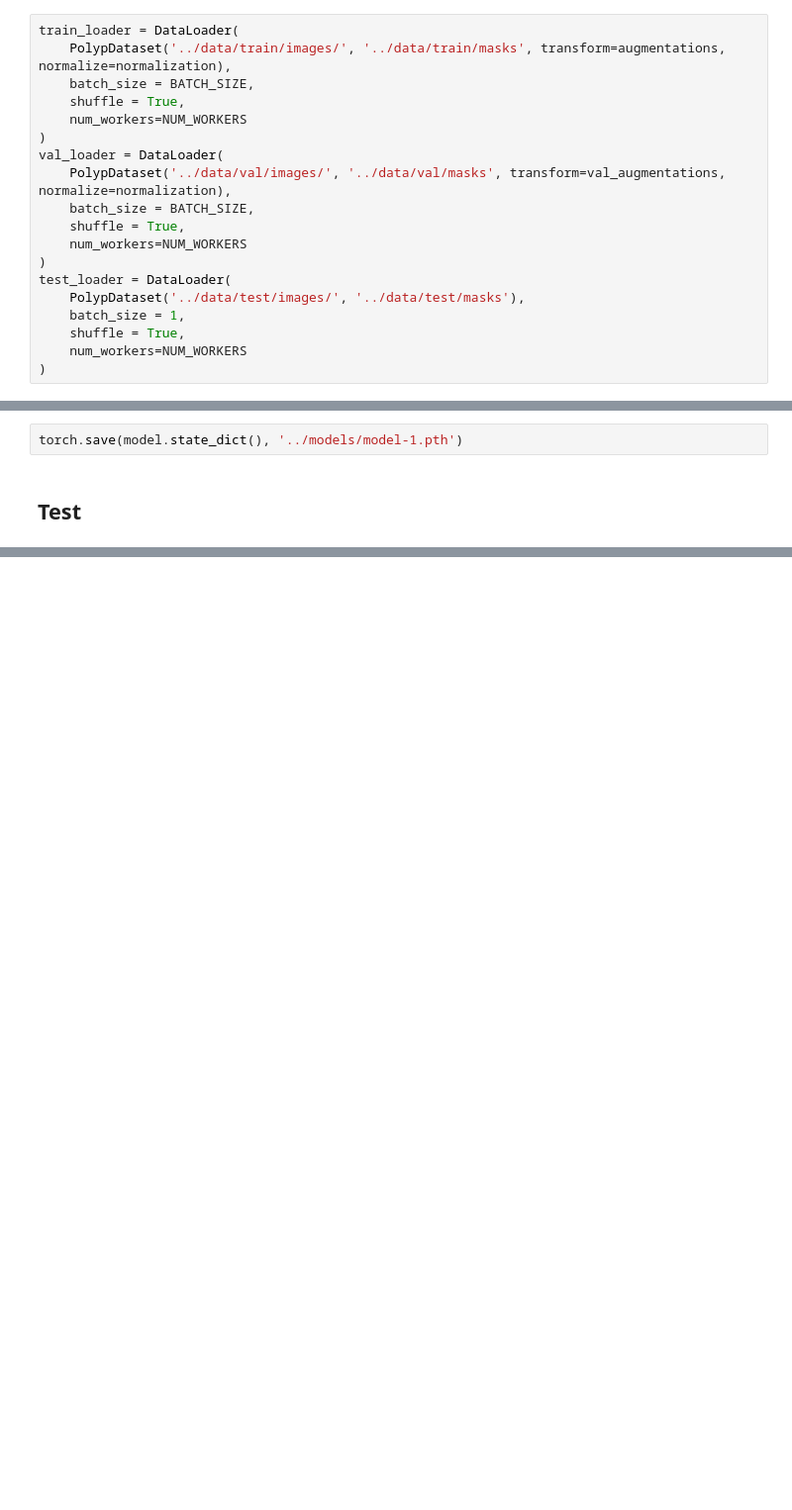
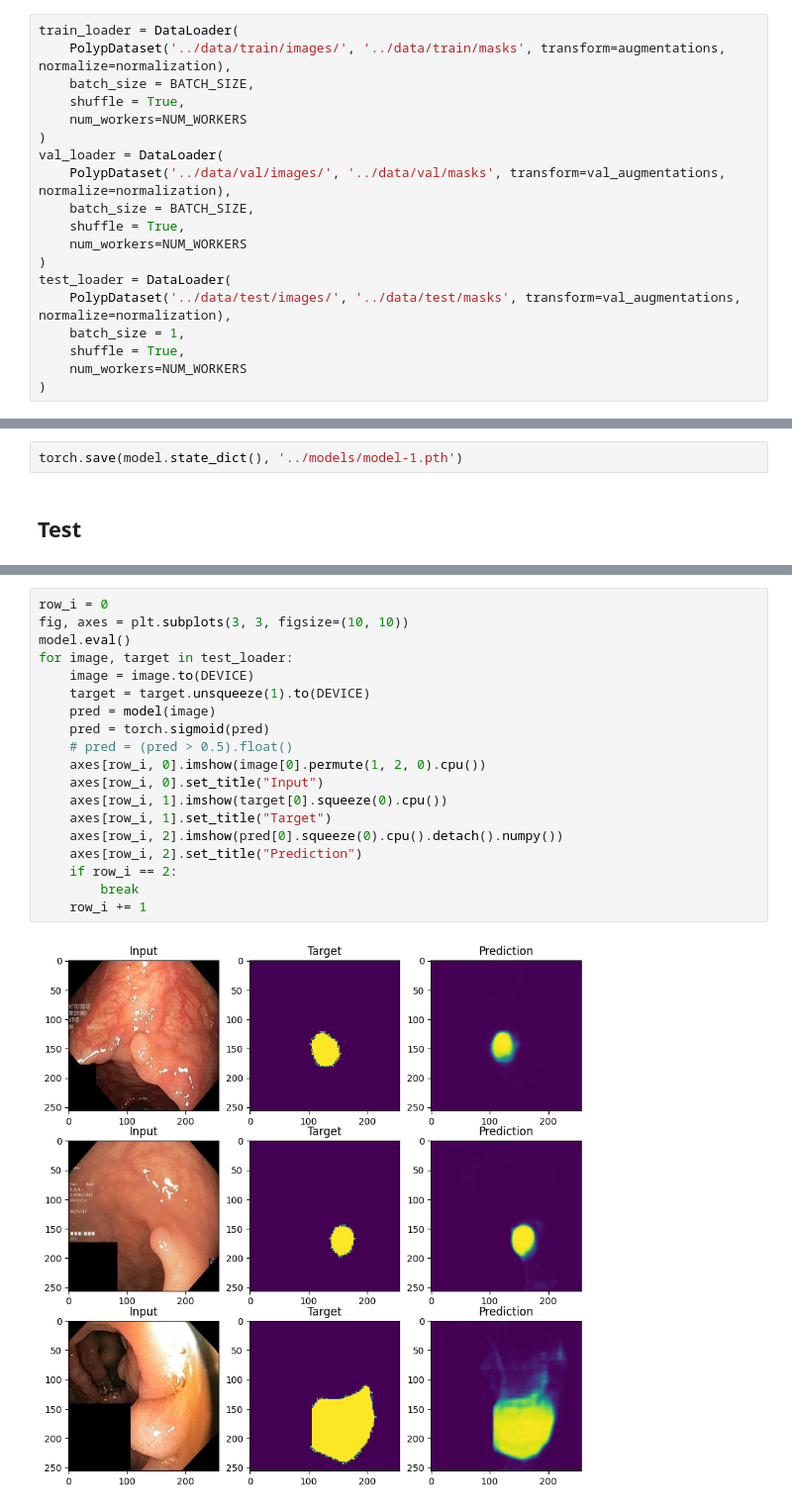
Before and after one commit to anshuman-8/Gastrointestinal-Polyp-Segmentation, a Jupyter notebook: notebook/polyp-segmentation.ipynb, the cells around one changed output, grey strips where cells are left out. Shown: that part at 99% size. Saved outputs shown, nothing was run; the diff lists cells and outputs as text; blank space fills up the shorter version.

```diff
--- a/notebook/polyp-segmentation.ipynb
+++ b/notebook/polyp-segmentation.ipynb
@@ -187,7 +174,7 @@ val_loader = DataLoader(
     num_workers=NUM_WORKERS
 )
 test_loader = DataLoader(
-    PolypDataset('../data/test/images/', '../data/test/masks'),
+    PolypDataset('../data/test/images/', '../data/test/masks', transform=val_augmentations, normalize=normalization),
     batch_size = 1,
     shuffle = True,
     num_workers=NUM_WORKERS
@@ -363,0 +359,21 @@ torch.save(model.state_dict(), '../models/model-1.pth')
+# %%
+row_i = 0
+fig, axes = plt.subplots(3, 3, figsize=(10, 10))
+model.eval()
+for image, target in test_loader:
+    image = image.to(DEVICE)
+    target = target.unsqueeze(1).to(DEVICE)
+    pred = model(image)
+    pred = torch.sigmoid(pred)
+    # pred = (pred > 0.5).float()
+    axes[row_i, 0].imshow(image[0].permute(1, 2, 0).cpu())
+    axes[row_i, 0].set_title("Input")
+    axes[row_i, 1].imshow(target[0].squeeze(0).cpu())
+    axes[row_i, 1].set_title("Target")
+    axes[row_i, 2].imshow(pred[0].squeeze(0).cpu().detach().numpy())
+    axes[row_i, 2].set_title("Prediction")
+    if row_i == 2:
+        break
+    row_i += 1
+# %% [output]
+[figure, added]
```
Also changed, not shown: parts of 12 cells of this notebook, 5 other files.
